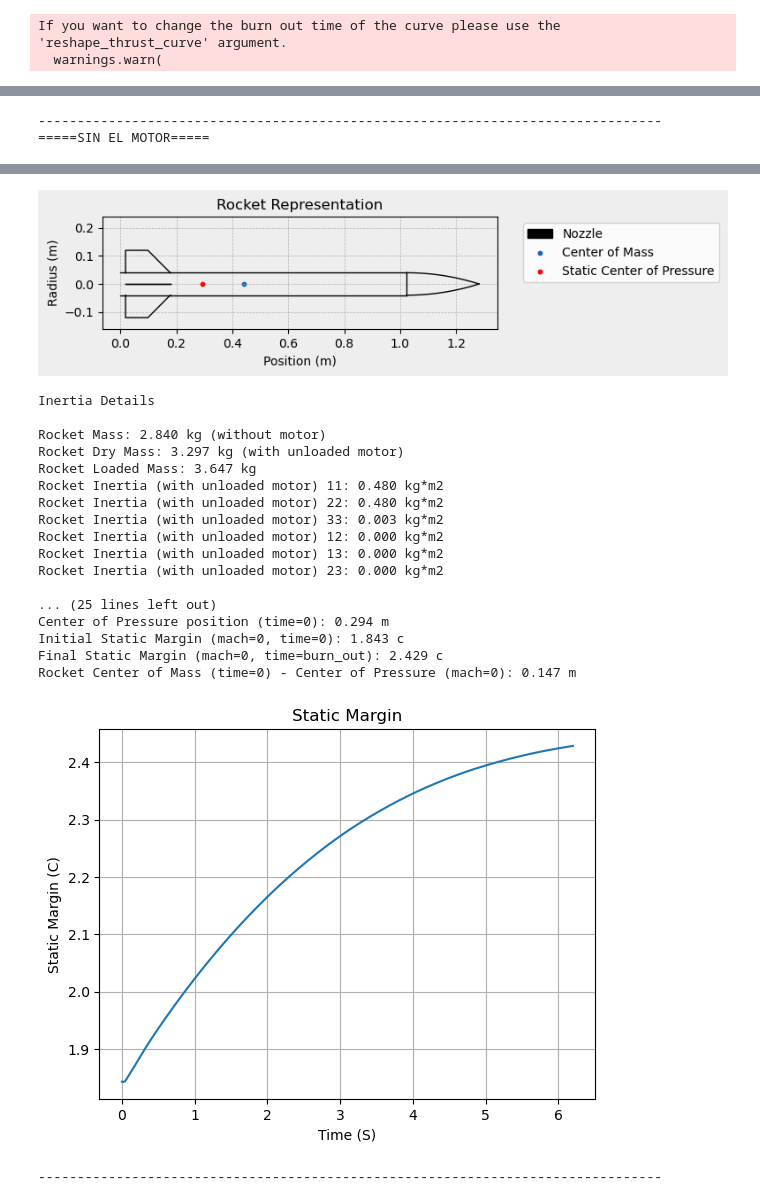
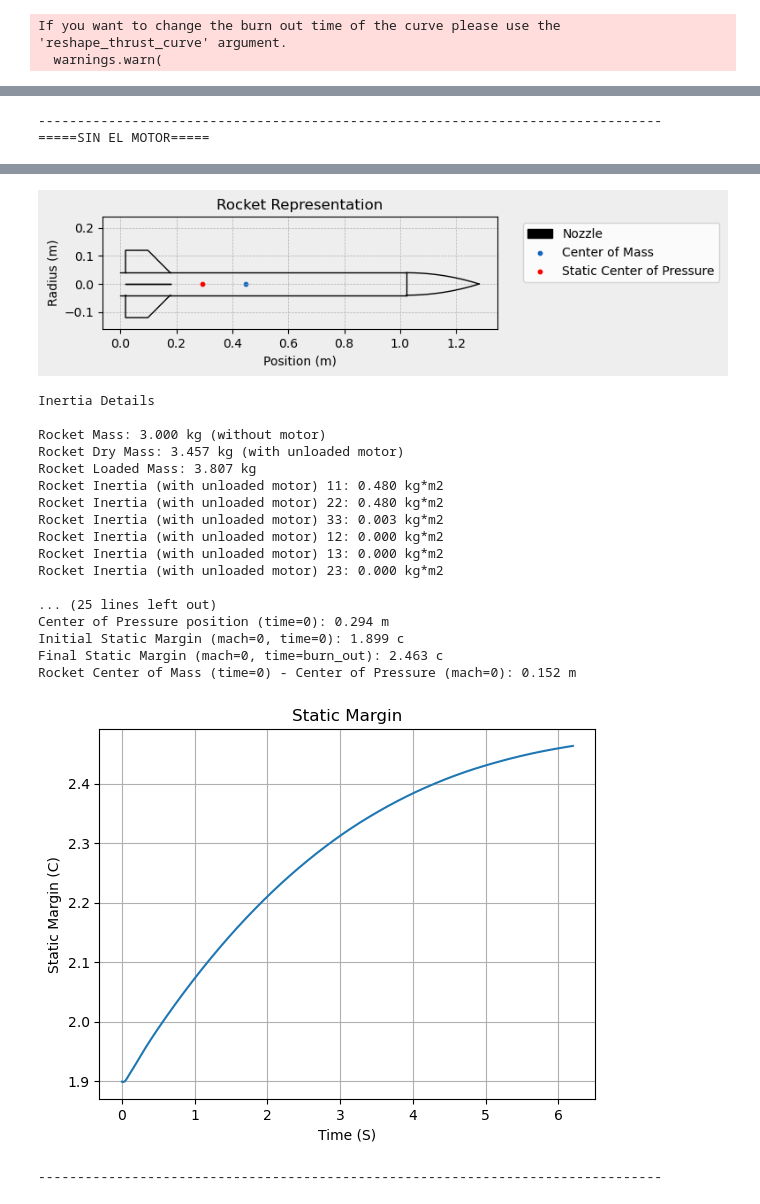
Before and after one commit to Grupo-Coheteria-ULE/Simulations, a Jupyter notebook: Simulaciones_nominales_L1_2_45recto/Simulaciones_nominales.ipynb, the cells around one changed output, grey strips where cells are left out. Cells and saved outputs as stored; diff of their text form; code cells hidden in the pictures.

```diff
--- a/Simulaciones_nominales_L1_2_45recto/Simulaciones_nominales.ipynb
+++ b/Simulaciones_nominales_L1_2_45recto/Simulaciones_nominales.ipynb
@@ -39,7 +39,7 @@ print("-------------------------------------------------------------------------
 
 Leon_1_2 = Rocket(
     radius = 0.04, # m, radio exterior
-    mass = 2.84, # kg, sin motor
+    mass = 3, # kg, sin motor
     inertia = (0.403, 0.403, 0.003), # kg*m2, misma asunción que para el motor
     power_off_drag = r"C:\Users\julfe\Documents\GCULE\Simulacion\Simulaciones_nominales_L1_2_45recto\curva_drag_L1_2_45_recto.csv", # ruta de .csv drag RASAERO, pasar a comas
     power_on_drag = r"C:\Users\julfe\Documents\GCULE\Simulacion\Simulaciones_nominales_L1_2_45recto\curva_drag_L1_2_45_recto.csv", # misma ruta que arriba
@@ -76,6 +76,13 @@ Leon_1_2.info()
 Leon_1_2.plots.static_margin()
 print("--------------------------------------------------------------------------------")
 
+main = Leon_1_2.add_parachute(
+    name="main",
+    cd_s=0.915,
+    trigger="apogee",      # ejection altitude in meters
+)
+
+
 test_flight = Flight(
     rocket=Leon_1_2,
     environment=env,
@@ -124,34 +131,34 @@ Rocket Loaded Mass: 2.840 kg
 Rocket Inertia (with unloaded motor) 11: 0.403 kg*m2
 Rocket Inertia (with unloaded motor) 22: 0.403 kg*m2
 Rocket Inertia (with unloaded motor) 33: 0.003 kg*m2
 Rocket Inertia (with unloaded motor) 12: 0.000 kg*m2
 Rocket Inertia (with unloaded motor) 13: 0.000 kg*m2
 Rocket Inertia (with unloaded motor) 23: 0.000 kg*m2
 
 ... (28 lines left out)
 Rocket Center of Mass (time=0) - Center of Pressure (mach=0): 0.254 m
 
 --------------------------------------------------------------------------------
 =====CON EL MOTOR=====
 [figure]
 Inertia Details
 
-Rocket Mass: 2.840 kg (without motor)
-Rocket Dry Mass: 3.297 kg (with unloaded motor)
-Rocket Loaded Mass: 3.647 kg
+Rocket Mass: 3.000 kg (without motor)
+Rocket Dry Mass: 3.457 kg (with unloaded motor)
+Rocket Loaded Mass: 3.807 kg
 Rocket Inertia (with unloaded motor) 11: 0.480 kg*m2
 Rocket Inertia (with unloaded motor) 22: 0.480 kg*m2
 Rocket Inertia (with unloaded motor) 33: 0.003 kg*m2
 Rocket Inertia (with unloaded motor) 12: 0.000 kg*m2
 Rocket Inertia (with unloaded motor) 13: 0.000 kg*m2
 Rocket Inertia (with unloaded motor) 23: 0.000 kg*m2
 
 ... (25 lines left out)
 Center of Pressure position (time=0): 0.294 m
-Initial Static Margin (mach=0, time=0): 1.843 c
-Final Static Margin (mach=0, time=burn_out): 2.429 c
-Rocket Center of Mass (time=0) - Center of Pressure (mach=0): 0.147 m
+Initial Static Margin (mach=0, time=0): 1.899 c
+Final Static Margin (mach=0, time=burn_out): 2.463 c
+Rocket Center of Mass (time=0) - Center of Pressure (mach=0): 0.152 m
-[figure, old version]
+[figure, new version]
 --------------------------------------------------------------------------------
 # %%
 print("--------------------------------------------------------------------------------")
```
Also changed, not shown: parts of 3 cells of this notebook.
